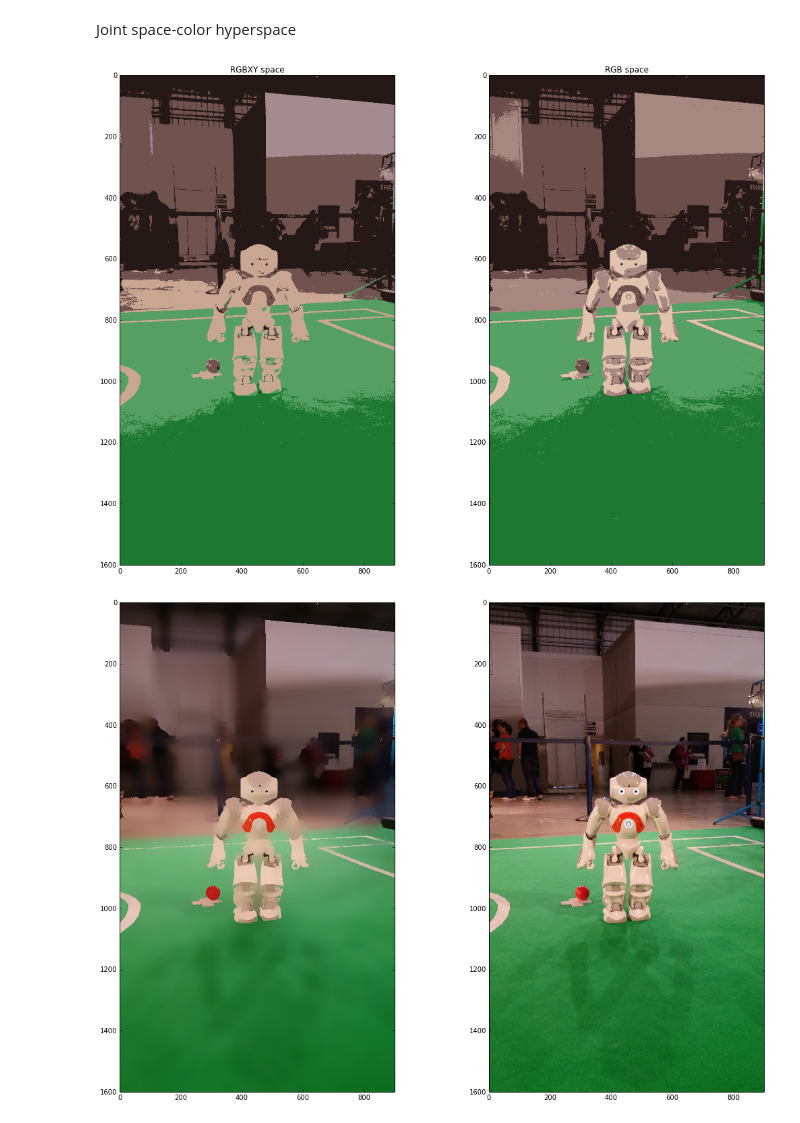
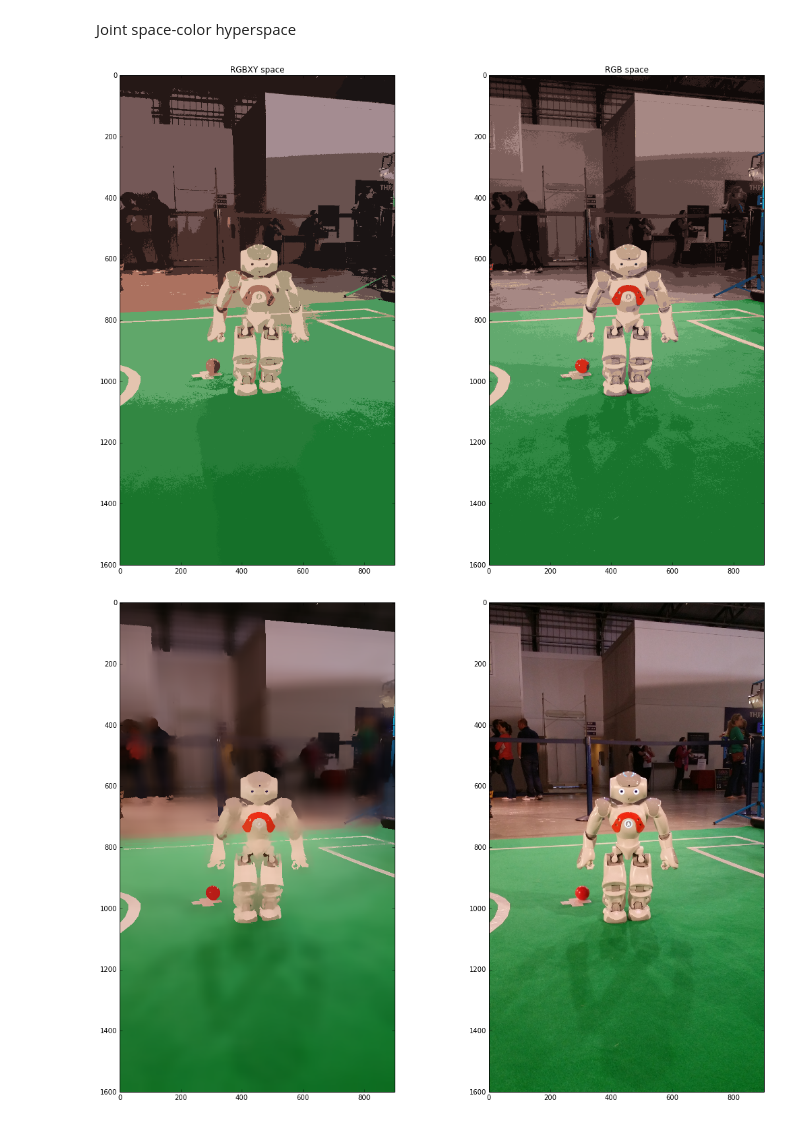
Before and after one commit to svepe/rss-demos, a Jupyter notebook: Image Segmentation.ipynb, the cells around one changed output. Saved outputs shown, nothing was run; the diff lists cells and outputs as text; code cells hidden in the pictures.

```diff
--- a/Image Segmentation.ipynb
+++ b/Image Segmentation.ipynb
@@ -28,7 +28,7 @@ display(img)
 # %%
 rgb_pts = np.float32(img.reshape(-1, 3))
 
-K = 6
+K = 16
 criteria = (cv2.TERM_CRITERIA_EPS + cv2.TERM_CRITERIA_MAX_ITER, 10, 1.0)
 
 ret,labels,centers=cv2.kmeans(rgb_pts, K, None, criteria, 10, cv2.KMEANS_RANDOM_CENTERS)
@@ -39,5 +39,8 @@ centers = np.uint8(centers)
 seg_rgb_pts = centers[labels.flatten()]
 seg_rgb_img = seg_rgb_pts.reshape((img.shape))
 
+plt.subplot(1, 2, 1)
 display(seg_rgb_img)
+plt.subplot(1, 2, 2)
+display(img)
 # %% [output]
@@ -45,26 +48,26 @@ display(seg_rgb_img)
 # %% [markdown]
 Joint space-color hyperspace
 # %%
-xy_weight = 0.15 # 0.2, 0.5, 1.0
+xy_weight = 0.2 # 0.2, 0.5, 1.0
 xy_pts = xy_weight * np.indices(img.shape[:2]).reshape(2, -1).transpose()
 rgbxy_pts = np.float32(np.hstack((rgb_pts, xy_pts)))
 
-K = 6
+K = 16
 criteria = (cv2.TERM_CRITERIA_EPS + cv2.TERM_CRITERIA_MAX_ITER, 10, 1.0)
 ret,labels,centers=cv2.kmeans(rgbxy_pts, K, None, criteria, 10, cv2.KMEANS_RANDOM_CENTERS)
 
 # Now convert back into uint8, and make original image
 centers = np.uint8(centers[:, :3])
 
 seg_rgbxy_pts = centers[labels.flatten()]
 seg_rgbxy_img = seg_rgbxy_pts.reshape((img.shape))
 
 plt.subplot(1, 2, 1)
 plt.title("RGBXY space")
 display(seg_rgbxy_img)
 plt.subplot(1, 2, 2)
 plt.title("RGB space")
 display(seg_rgb_img)
 # %% [output]
-[figure, old version]
+[figure, new version]
 # %%
```
Also changed, not shown: parts of 4 cells of this notebook, 1 other file.
